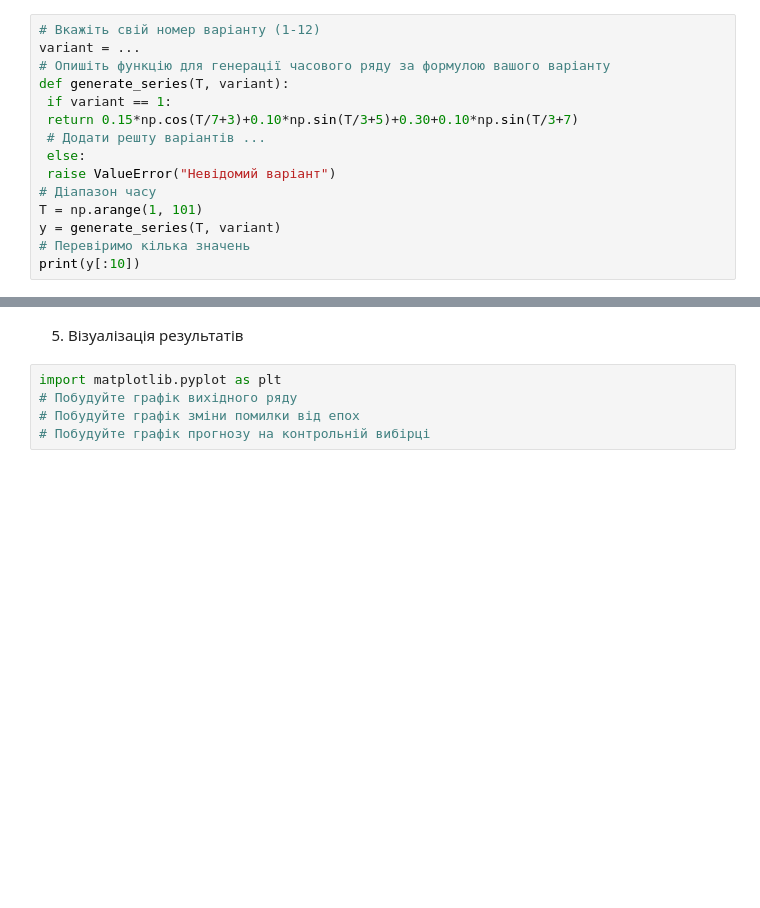
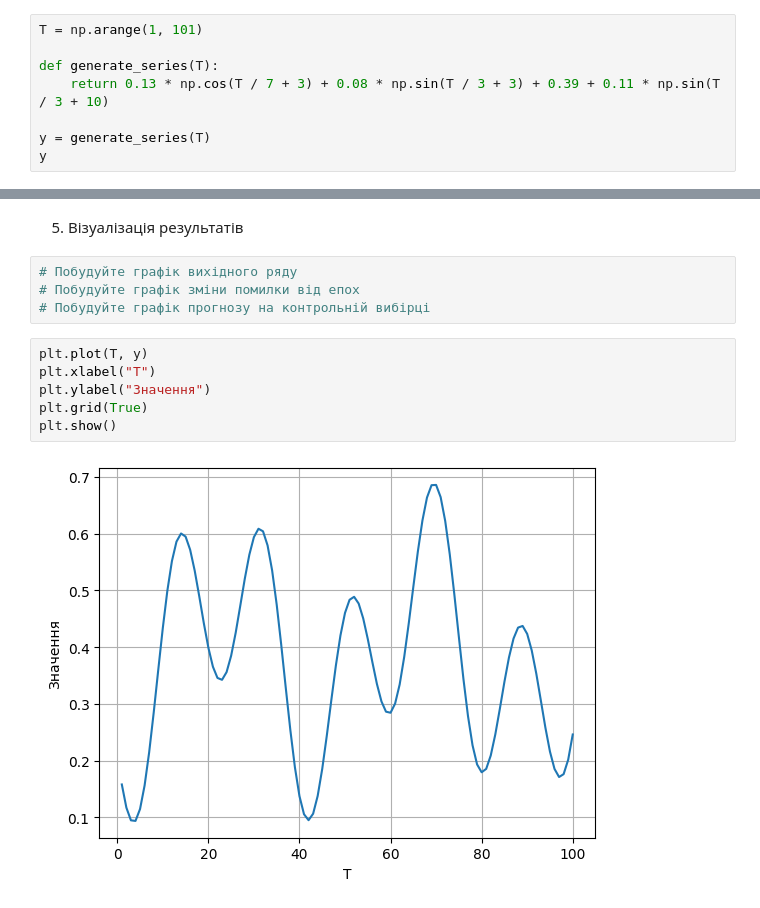
Before and after one commit to VladBlnO0/DataMining, a Jupyter notebook: LR3.ipynb, the cells around one changed output, grey strips where cells are left out. Saved outputs shown, nothing was run; the diff lists cells and outputs as text; blank space fills up the shorter version.

```diff
--- a/LR3.ipynb
+++ b/LR3.ipynb
@@ -11,17 +10,10 @@ import matplotlib.pyplot as plt
 # %% [markdown]
 1. Генерація часового ряду
 # %%
-# Вкажіть свій номер варіанту (1-12)
-variant = ...
-# Опишіть функцію для генерації часового ряду за формулою вашого варіанту
-def generate_series(T, variant):
- if variant == 1:
- return 0.15*np.cos(T/7+3)+0.10*np.sin(T/3+5)+0.30+0.10*np.sin(T/3+7)
- # Додати решту варіантів ...
- else:
- raise ValueError("Невідомий варіант")
-# Діапазон часу
 T = np.arange(1, 101)
-y = generate_series(T, variant)
-# Перевіримо кілька значень
-print(y[:10])
+
+def generate_series(T):
+    return 0.13 * np.cos(T / 7 + 3) + 0.08 * np.sin(T / 3 + 3) + 0.39 + 0.11 * np.sin(T / 3 + 10)
+
+y = generate_series(T)
+y
@@ -70,7 +112,14 @@ for epoch in range(EPOCHS):
 # %% [markdown]
 5. Візуалізація результатів
 # %%
-import matplotlib.pyplot as plt
 # Побудуйте графік вихідного ряду
 # Побудуйте графік зміни помилки від епох
 # Побудуйте графік прогнозу на контрольній вибірці
+# %%
+plt.plot(T, y)
+plt.xlabel("T")
+plt.ylabel("Значення")
+plt.grid(True)
+plt.show()
+# %% [output]
+[figure, added]
```
Also changed, not shown: parts of 10 cells of this notebook.
